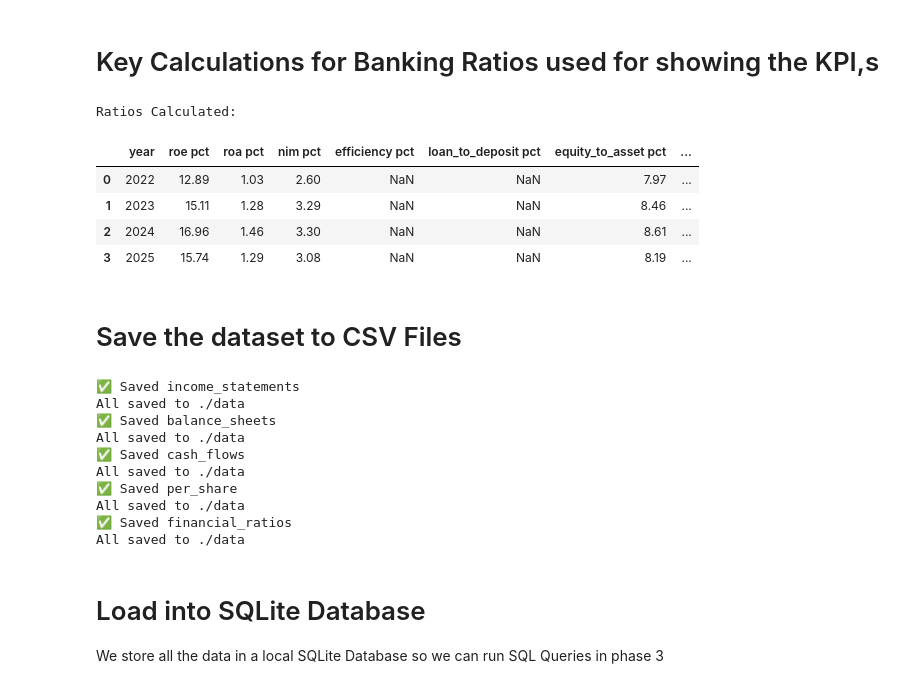
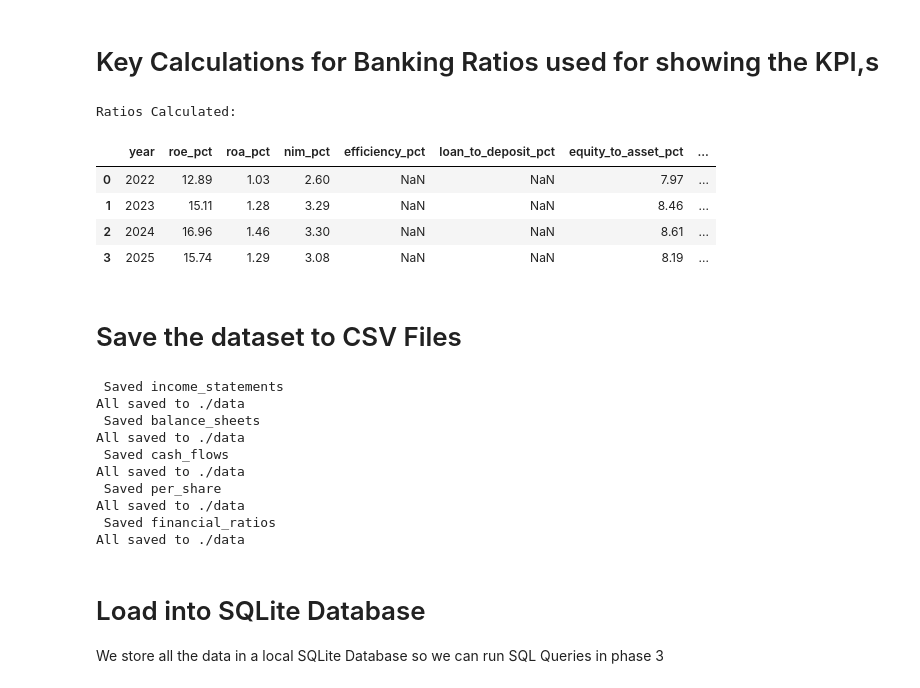
Before and after one commit to Chege-jr0/JP_Morgan_Bank_Financial_Analysis, a Jupyter notebook: main.ipynb, the cells around one changed output. Cells and saved outputs as stored; diff of their text form; code cells hidden in the pictures.

```diff
--- a/main.ipynb
+++ b/main.ipynb
@@ -294,40 +294,40 @@ per_share_df
 # %%
 ratios = pd.DataFrame({'year': income_df['year']})
 
 # roe ratio = net income / total equity
-ratios['roe pct'] = (income_df['net_income'] / balance_df['total_equity'] * 100).round(2)
+ratios['roe_pct'] = (income_df['net_income'] / balance_df['total_equity'] * 100).round(2)
 
 #roa ratio = net income / total assets
-ratios['roa pct'] = (income_df['net_income'] / balance_df['total_assets'] * 100).round(2)
+ratios['roa_pct'] = (income_df['net_income'] / balance_df['total_assets'] * 100).round(2)
 
 #Net Interest Margin (NIM) = net interest income / total assets
 #Apparently Earning Assets ~ 70% of the Totals Assets = Standard Bank Proxy
 earning_assets = balance_df['total_assets'] * 0.7
-ratios['nim pct'] = (income_df['net_interest_income'] / earning_assets * 100).round(2)
+ratios['nim_pct'] = (income_df['net_interest_income'] / earning_assets * 100).round(2)
 
 # Efficienct Ratio = non-interest expense / (Revenue)
-ratios ['efficiency pct'] = (income_df['non_interest_expense'] / income_df['total_revenue'] * 100).round(2)
+ratios ['efficiency_pct'] = (income_df['non_interest_expense'] / income_df['total_revenue'] * 100).round(2)
 
 # Loan to Deposit Ratio = total loans / total deposits
-ratios['loan_to_deposit pct'] = (balance_df['total_loans'] / balance_df['total_deposits'] * 100).round(2)
+ratios['loan_to_deposit_pct'] = (balance_df['total_loans'] / balance_df['total_deposits'] * 100).round(2)
 
 # Equity to Asset Ratio = total equity / total assets
-ratios['equity_to_asset pct'] = (balance_df['total_equity'] / balance_df['total_assets'] * 100).round(2)
+ratios['equity_to_asset_pct'] = (balance_df['total_equity'] / balance_df['total_assets'] * 100).round(2)
 
 # Year over Year Revenue Growth = (Current Year Revenue - Previous Year Revenue) / Previous Year Revenue * 100
-ratios['revenue_growth pct'] = income_df['total_revenue'].pct_change() * 100
+ratios['revenue_growth_pct'] = income_df['total_revenue'].pct_change() * 100
 
 # Year over Year Net Income Growth = (Current Year Net Income - Previous Year Net Income) / Previous Year Net Income * 100
-ratios['net_income_growth pct'] = income_df['net_income'].pct_change() * 100
+ratios['net_income_growth_pct'] = income_df['net_income'].pct_change() * 100
 
 # Year over Year EPS Growth = (Current Year EPS - Previous Year EPS) / Previous Year EPS * 100
-ratios['eps_growth pct'] = income_df['diluted_eps'].pct_change() * 100
+ratios['eps_growth_pct'] = income_df['diluted_eps'].pct_change() * 100
 
 print('Ratios Calculated:')
 ratios
 # %% [output]
 Ratios Calculated:
-|  | year | roe pct | roa pct | nim pct | efficiency pct | loan_to_deposit pct | equity_to_asset pct | ... |
+|  | year | roe_pct | roa_pct | nim_pct | efficiency_pct | loan_to_deposit_pct | equity_to_asset_pct | ... |
 | 0 | 2022 | 12.89 | 1.03 | 2.60 | NaN | NaN | 7.97 | ... |
 | 1 | 2023 | 15.11 | 1.28 | 3.29 | NaN | NaN | 8.46 | ... |
 | 2 | 2024 | 16.96 | 1.46 | 3.30 | NaN | NaN | 8.61 | ... |
@@ -345,19 +345,19 @@ datasets = {
 for filename, df in datasets.items():
     path = os.path.join(OUTPUT_DIR, filename)
     df.to_csv(path, index=False)
-    print(f'✅ Saved {filename}')
+    print(f' Saved {filename}')
 
     print(f'All saved to {OUTPUT_DIR}')
 # %% [output]
-✅ Saved income_statements
+ Saved income_statements
 All saved to ./data
-✅ Saved balance_sheets
+ Saved balance_sheets
 All saved to ./data
-✅ Saved cash_flows
+ Saved cash_flows
 All saved to ./data
-✅ Saved per_share
+ Saved per_share
 All saved to ./data
-✅ Saved financial_ratios
+ Saved financial_ratios
 All saved to ./data
 # %% [markdown]
 # Load into SQLite Database
```
Also changed, not shown: parts of 1 cell of this notebook, 7 other files.
